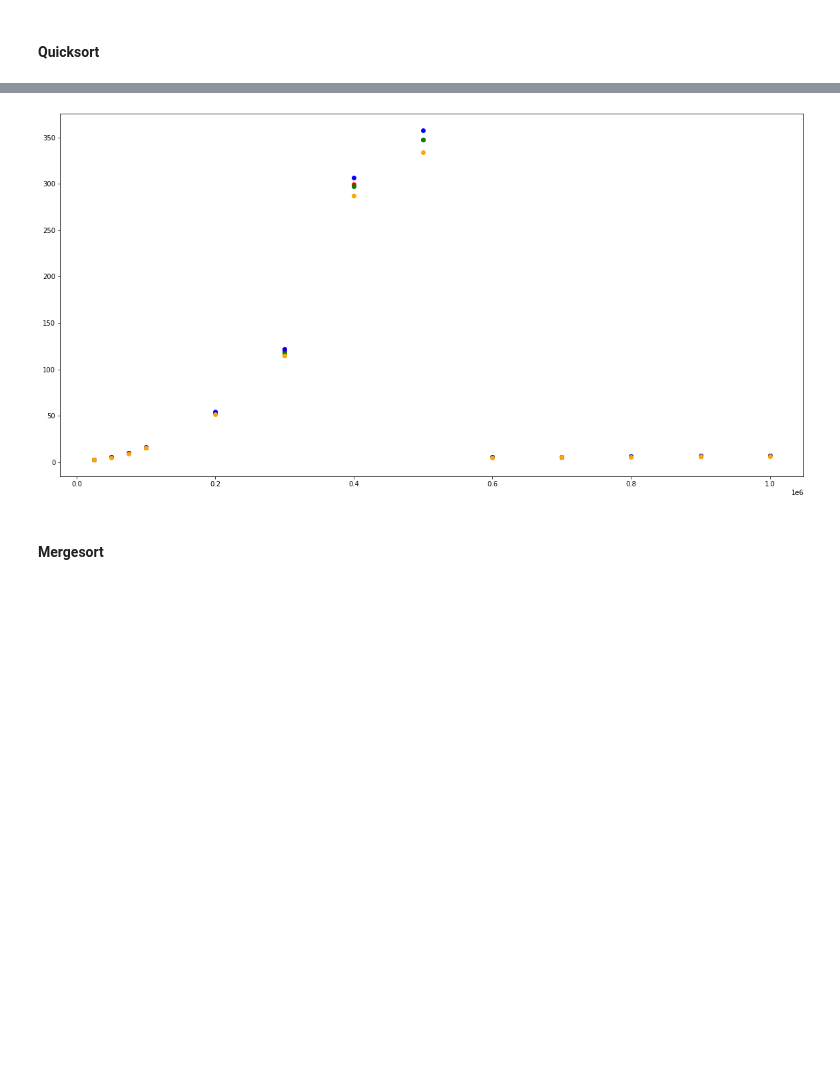
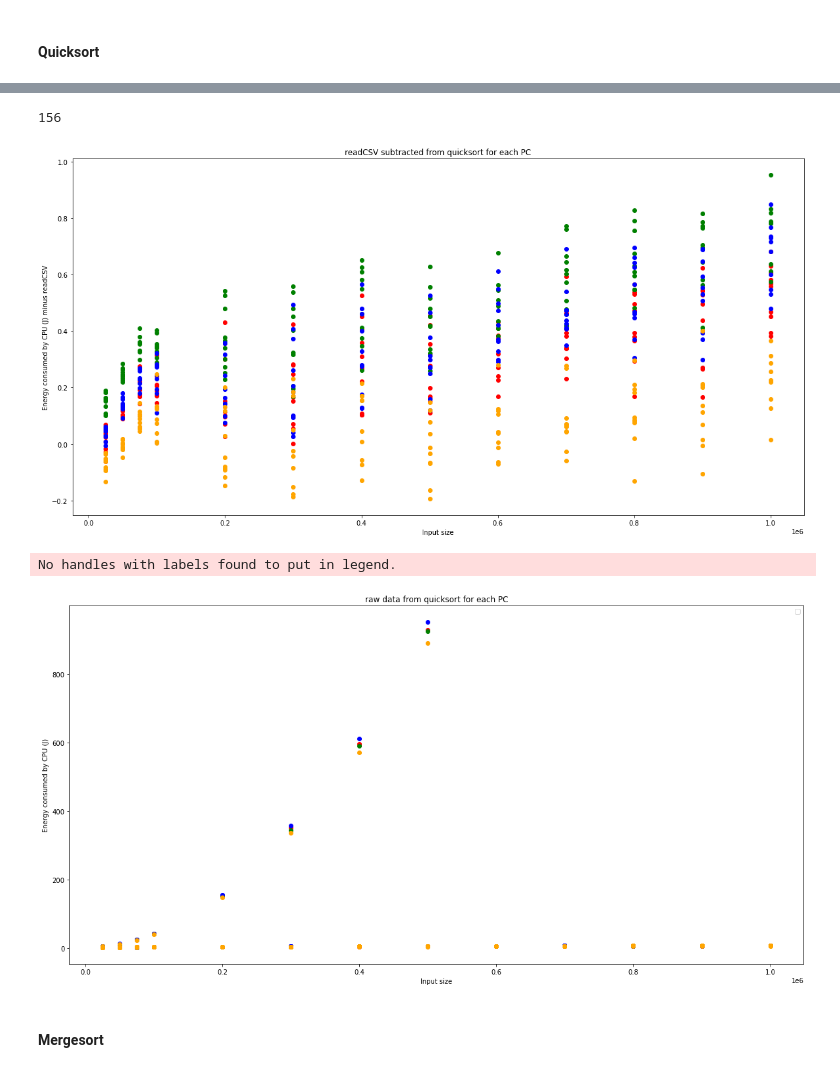
Before and after one commit to hrallil/RAPL_measurements, a Jupyter notebook: Java/FinalResults/DataAnalysis.ipynb, the cells around one changed output, grey strips where cells are left out. Saved outputs shown, nothing was run; the diff lists cells and outputs as text; code cells hidden in the pictures; blank space fills up the shorter version.

Commit message:
[DOES NOT WORK] mean[CPU] - readCSVmean
I give up. I need a fresh head

```diff
--- a/Java/FinalResults/DataAnalysis.ipynb
+++ b/Java/FinalResults/DataAnalysis.ipynb
@@ -428,15 +445,12 @@ sns.violinplot(data=quick21, y = "CPU (J)", x = "Size")
 # %%
-def avgData(df):
+def remove_outliers_for_pc(df):
     s = [25000,50000,75000,100000,200000,300000,400000,500000,600000,700000,800000,900000,1000000]
-    l = []
-    for size in range(len(s)):
-        l.append(df[df["Size"] == s[size]].mean())
-    return l
-
-avg16 = avgData(quick16)
-avg21 = avgData(quick21)
-avg23 = avgData(quick23)
-avg6 = avgData(quick6)
-
-avg16[1]
+    c = ["best", "worst", "random1","random2","random3","random4","random5","random6","random7","random8","random9","random10",]
+    for case in range(len(c)):
+        for size in range(len(s)):
+            remove_outliers(df, c[case], s[size])
+remove_outliers_for_pc(quick16)
+remove_outliers_for_pc(quick6)
+remove_outliers_for_pc(quick21)
+remove_outliers_for_pc(quick23)
 # %% [output]
@@ -450,20 +526,46 @@ dtype: float64
+# %%
+len(avg16)
+# %% [output]
+156
 # %%
 plt.figure(figsize=(20,10))
 for i in range(len(avg16)):
-    plt.plot( avg16[i]["Size"],avg16[i]["CPU (J)"],"o", color = "red")
+    plt.plot( avg16[i]["Size"],avg16[i]["CPU - BG"],"o", color = "red")
+
+for i in range(len(avg21)):
+    plt.plot( avg21[i]["Size"],avg21[i]["CPU - BG"],"o", color = "green")
+
+for i in range(len(avg23)):
+    plt.plot( avg23[i]["Size"],avg23[i]["CPU - BG"],"o", color = "blue")
+
+for i in range(len(avg6)):
+    plt.plot( avg6[i]["Size"],avg6[i]["CPU - BG"],"o", color = "orange")
+plt.title("readCSV subtracted from quicksort for each PC")
+plt.xlabel("Input size")
+plt.ylabel("Energy consumed by CPU (J) minus readCSV")
+plt.show()
+
+plt.figure(figsize=(20,10))
+for i in range(len(avg16)):
+    plt.plot( avg16[i]["Size"],avg16[i]["CPU (J)"] ,"o", color = "red")
 
 for i in range(len(avg21)):
     plt.plot( avg21[i]["Size"],avg21[i]["CPU (J)"],"o", color = "green")
 
 for i in range(len(avg23)):
     plt.plot( avg23[i]["Size"],avg23[i]["CPU (J)"],"o", color = "blue")
 
 for i in range(len(avg6)):
     plt.plot( avg6[i]["Size"],avg6[i]["CPU (J)"],"o", color = "orange")
-
+plt.title("raw data from quicksort for each PC")
+plt.xlabel("Input size")
+plt.ylabel("Energy consumed by CPU (J)")
+plt.legend()
 plt.show()
 # %% [output]
-[figure, old version]
+[figure, new version]
+No handles with labels found to put in legend.
+[figure, added]
 # %% [markdown]
 #### Mergesort
 # %% [markdown]
```
Also changed, not shown: parts of 10 cells of this notebook.
